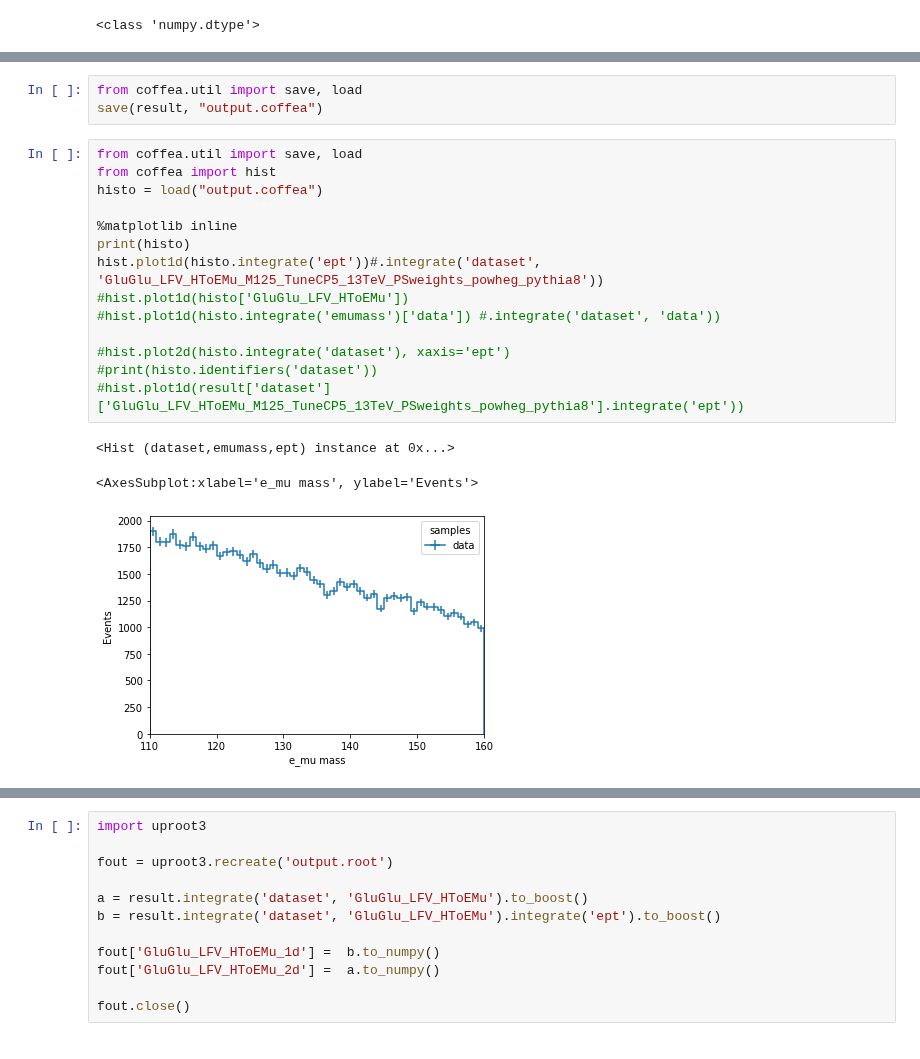
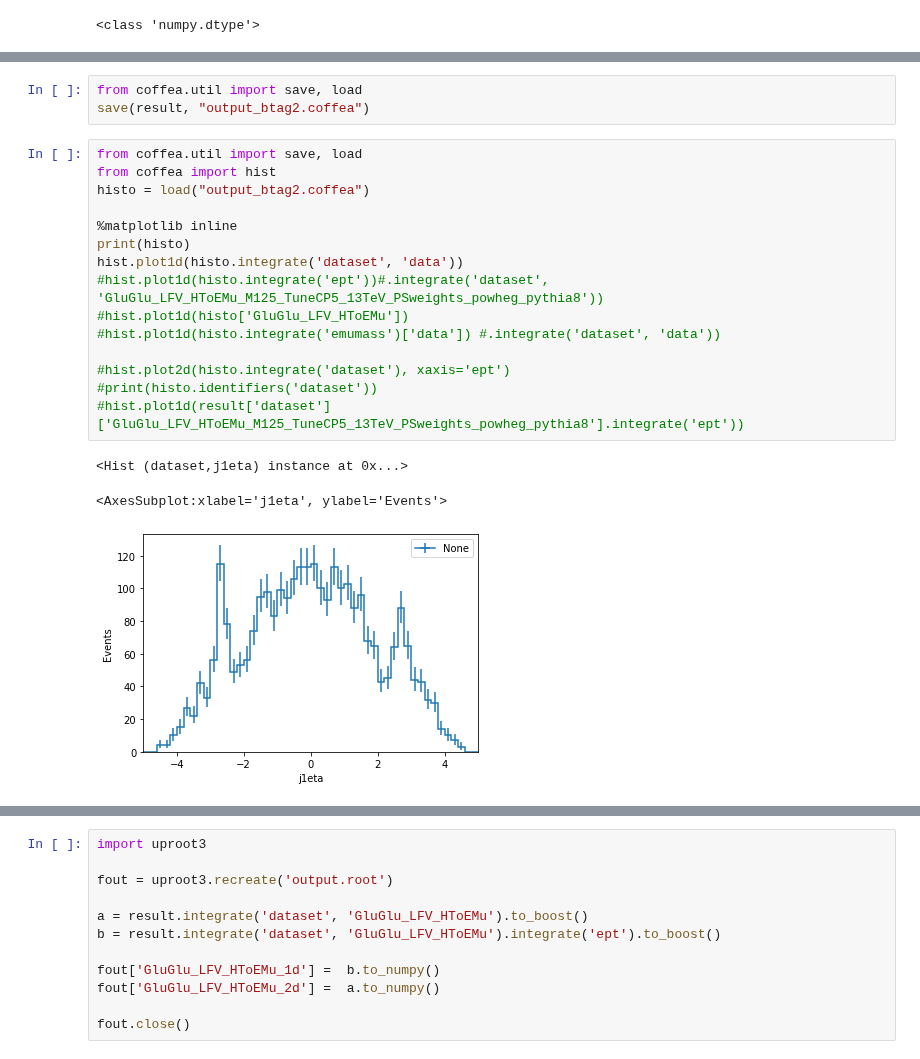
Before and after one commit to kawaho/Flavour-Violating-Coffea, a Jupyter notebook: notebooks/Coffea.ipynb, the cells around one changed output, grey strips where cells are left out. Saved outputs shown, nothing was run; the diff lists cells and outputs as text.

Commit message:
stack plots/lumis

```diff
--- a/notebooks/Coffea.ipynb
+++ b/notebooks/Coffea.ipynb
@@ -857,21 +895,22 @@ Elapsed time: 173.97473168373108
 # %%
 from coffea.util import save, load
-save(result, "output.coffea")
+save(result, "output_btag2.coffea")
 # %%
 from coffea.util import save, load
 from coffea import hist
-histo = load("output.coffea")
+histo = load("output_btag2.coffea")
 
 %matplotlib inline
 print(histo)
-hist.plot1d(histo.integrate('ept'))#.integrate('dataset', 'GluGlu_LFV_HToEMu_M125_TuneCP5_13TeV_PSweights_powheg_pythia8'))
+hist.plot1d(histo.integrate('dataset', 'data'))
+#hist.plot1d(histo.integrate('ept'))#.integrate('dataset', 'GluGlu_LFV_HToEMu_M125_TuneCP5_13TeV_PSweights_powheg_pythia8'))
 #hist.plot1d(histo['GluGlu_LFV_HToEMu'])
 #hist.plot1d(histo.integrate('emumass')['data']) #.integrate('dataset', 'data'))
 
 #hist.plot2d(histo.integrate('dataset'), xaxis='ept')
 #print(histo.identifiers('dataset'))
 #hist.plot1d(result['dataset']['GluGlu_LFV_HToEMu_M125_TuneCP5_13TeV_PSweights_powheg_pythia8'].integrate('ept'))
 # %% [output]
-<Hist (dataset,emumass,ept) instance at 0x...>
+<Hist (dataset,j1eta) instance at 0x...>
-<AxesSubplot:xlabel='e_mu mass', ylabel='Events'>
+<AxesSubplot:xlabel='j1eta', ylabel='Events'>
-[figure, old version]
+[figure, new version]
```
Also changed, not shown: parts of 7 cells of this notebook, 2 other files.
